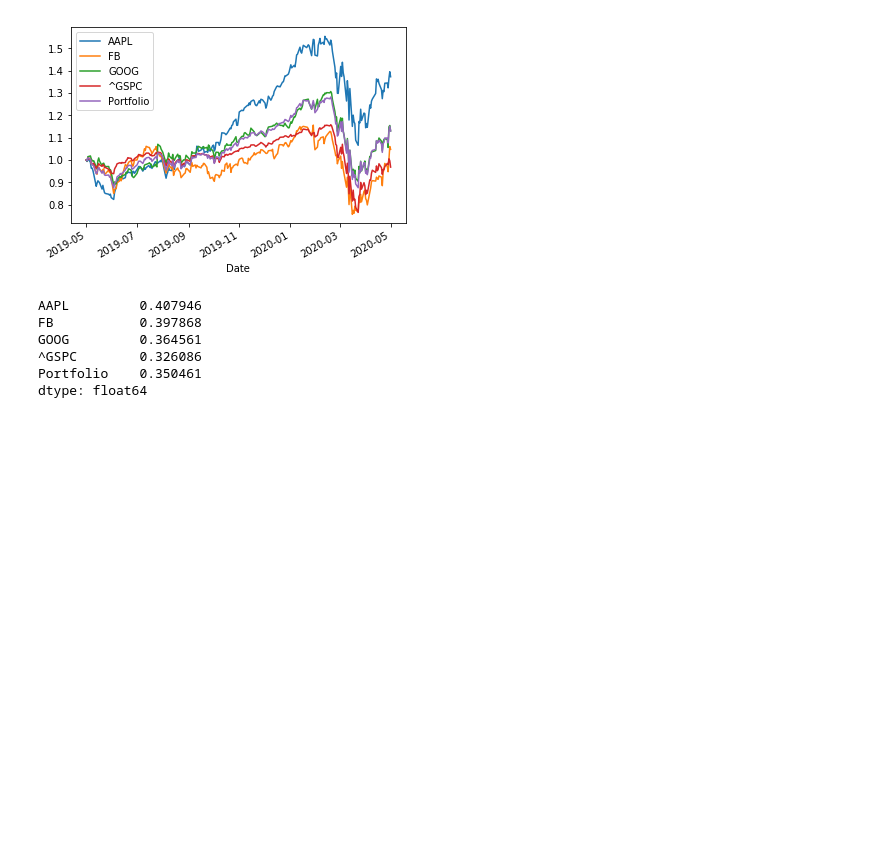
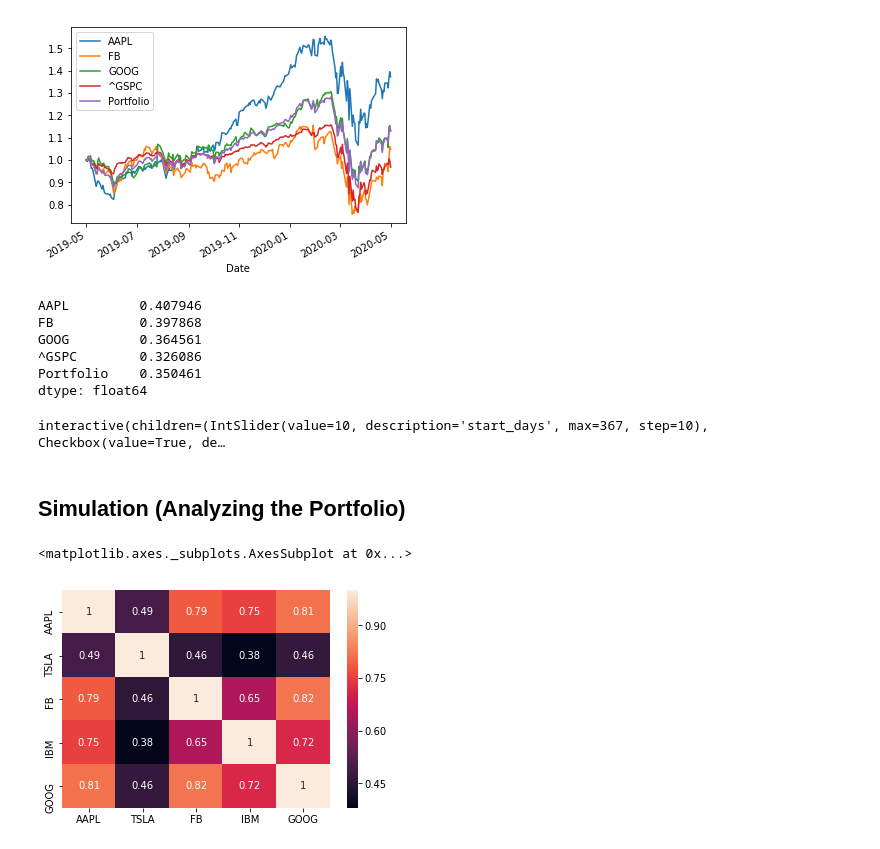
Before and after one commit to shobhansingh1/Py_PortfolioManager, a Jupyter notebook: PortfolioManagement_workbook.ipynb, the cells around one changed output. Cells and saved outputs as stored; diff of their text form; code cells hidden in the pictures; blank space fills up the shorter version.

Commit message:
Added analyzing/simulation of portfolio

```diff
--- a/PortfolioManagement_workbook.ipynb
+++ b/PortfolioManagement_workbook.ipynb
@@ -302,0 +325,21 @@ dtype: float64
+# %%
+prf_stocks =["AAPL", "TSLA", "FB", "IBM", "GOOG"]
+
+#selection widget takes key value pair
+active = dict(zip(prf_stocks,[True]*len(prf_stocks)))
+
+_=interact(diversicheck, symbols=fixed(prf_stocks),start_days=IntSlider(min=0, max=367, step=10, value=10), **active)
+# %% [output]
+interactive(children=(IntSlider(value=10, description='start_days', max=367, step=10), Checkbox(value=True, de…
+# %% [markdown]
+## Simulation (Analyzing the Portfolio)
+# %%
+prf_prices = pd.concat((stock_hist(symbol) for symbol in prf_stocks), axis = 1, keys = prf_stocks).xs("Close",level =1, axis = 1)
+prf_returns = (prf_prices.pct_change() + 1)[1:]
+log_returns = np.log(prf_returns)
+corr = log_returns.corr()
+# %%
+sns.heatmap(corr, annot= True)
+# %% [output]
+<matplotlib.axes._subplots.AxesSubplot at 0x...>
+[figure, added]
```
Also changed, not shown: parts of 11 cells of this notebook.
